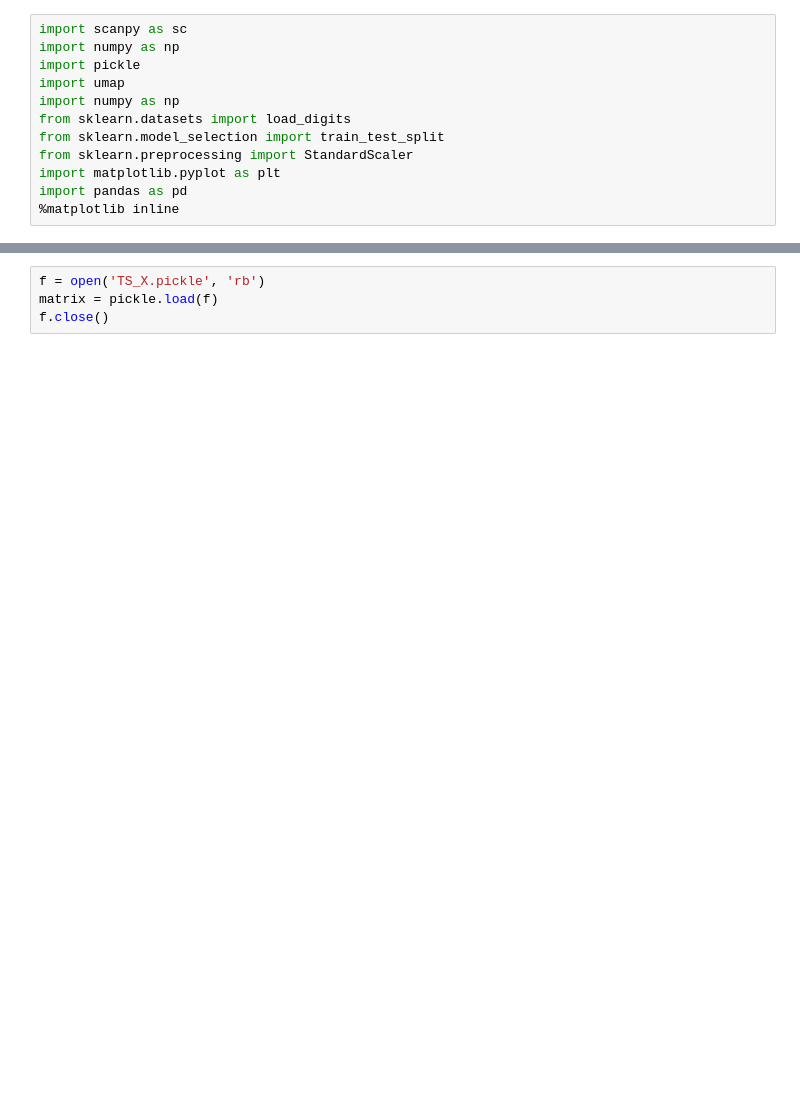
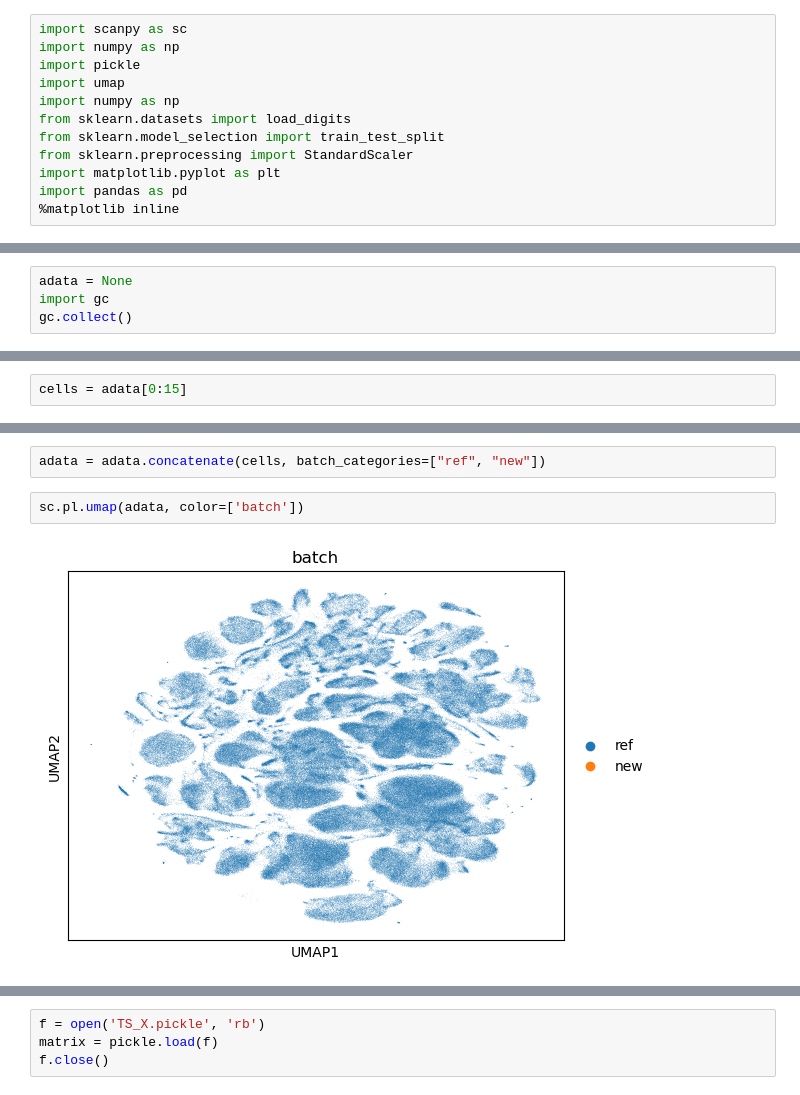
Before and after one commit to shawnschulz/cell_designer, a Jupyter notebook: infer_cell_type/infer_cell_type_v2.ipynb, the cells around one changed output, grey strips where cells are left out. Saved outputs shown, nothing was run; the diff lists cells and outputs as text; blank space fills up the shorter version.

```diff
--- a/infer_cell_type/infer_cell_type_v2.ipynb
+++ b/infer_cell_type/infer_cell_type_v2.ipynb
@@ -12,0 +31,4 @@ import pandas as pd
+# %%
+adata = None
+import gc
+gc.collect()
@@ -12,0 +83,2 @@ import pandas as pd
+# %%
+cells = adata[0:15]
@@ -12,0 +93,6 @@ import pandas as pd
+# %%
+adata = adata.concatenate(cells, batch_categories=["ref", "new"])
+# %%
+sc.pl.umap(adata, color=['batch'])
+# %% [output]
+[figure, added]
```
Also changed, not shown: parts of 32 cells of this notebook.
